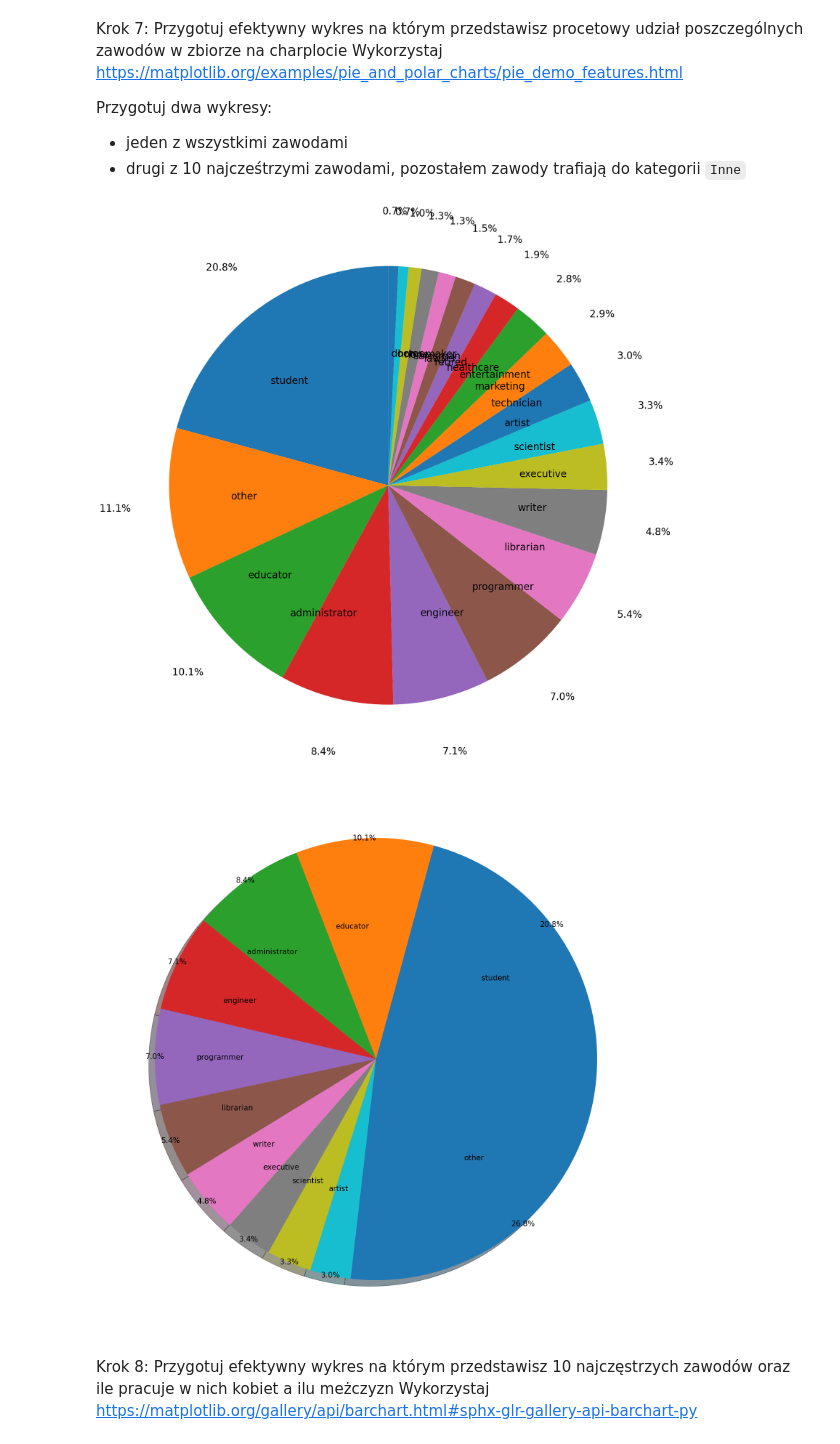
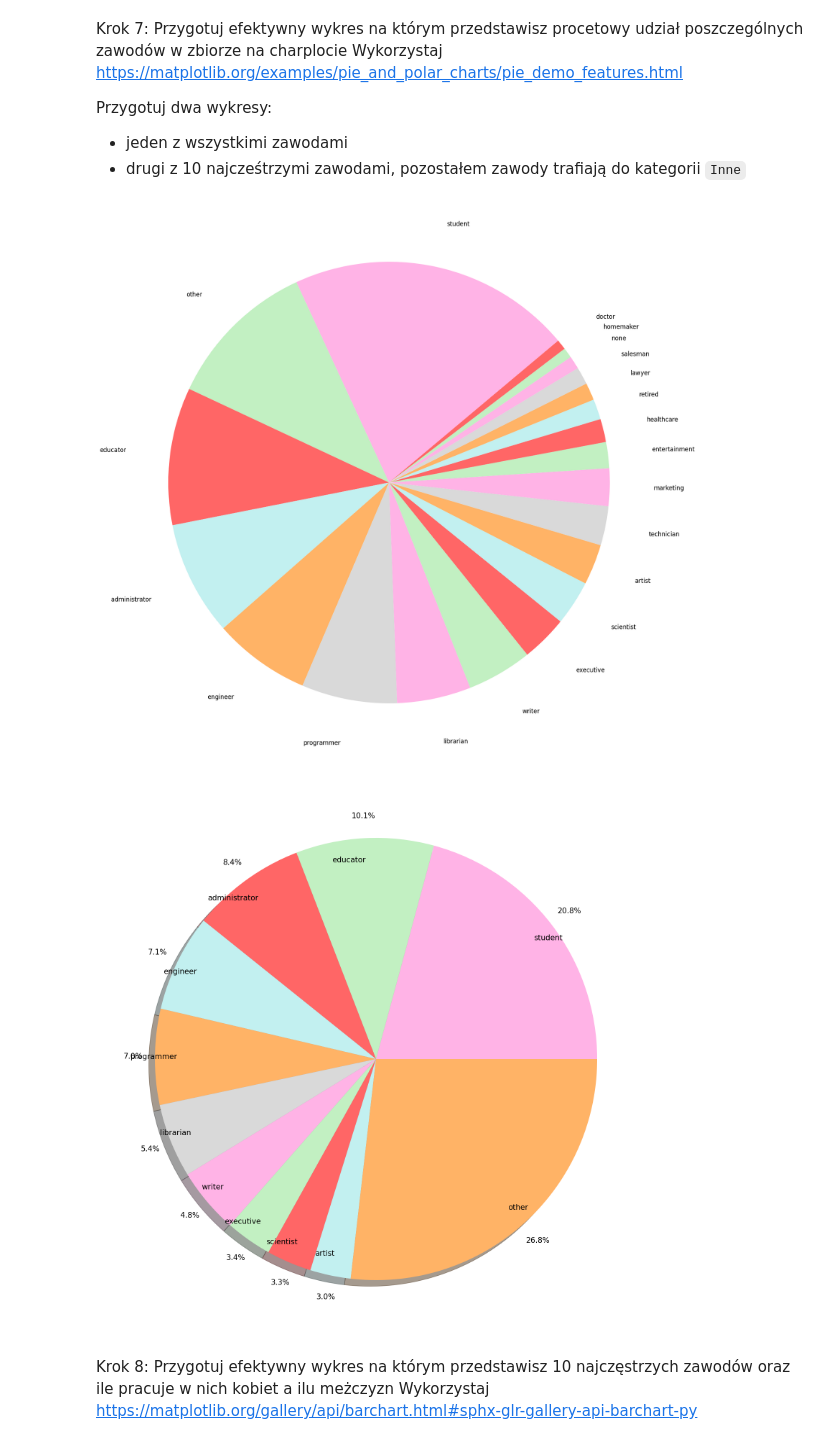
Before and after one commit to Sebastianyyy/effective-python-labs-uj, a Jupyter notebook: lab12.ipynb, the cells around one changed output. Cells and saved outputs as stored; diff of their text form; code cells hidden in the pictures.

```diff
--- a/lab12.ipynb
+++ b/lab12.ipynb
@@ -286,21 +290,21 @@ Przygotuj dwa wykresy:
 # %%
 fig1, ax1 = plt.subplots(figsize=(20,20))
 data=df.occupation.value_counts()
-ax1.pie(data.values,labels=data.index,startangle=90,autopct='%1.1f%%', textprops={'fontsize': 20},pctdistance=1.25, labeldistance=.6)
+ax1.pie(data.values,labels=data.index,startangle=40, textprops={'fontsize': 12}, labeldistance=1.2,colors=['#ffb3e6', '#c2f0c2', '#ff6666', '#c2f0f0', '#ffb366', '#d9d9d9'])
 plt.show()
 # %% [output]
-[figure, old version]
+[figure, new version]
 # %%
 fig1, ax1 = plt.subplots(figsize=(20,20))
 x=df.occupation.value_counts()
 data=df[df.occupation!='other'].occupation.value_counts()
 number_of_others=sum(data.values)-sum(data.values[:10])
 top10=data[:10]
 top10['other']=x['other']+number_of_others
-ax1.pie(top10.values,labels=top10.index,autopct='%1.1f%%', textprops={'fontsize': 15},pctdistance=1,shadow=True, labeldistance=.6)
+ax1.pie(top10.values,labels=top10.index,autopct='%1.1f%%', textprops={'fontsize': 15},pctdistance=1.1,shadow=True, labeldistance=.9,colors=['#ffb3e6', '#c2f0c2', '#ff6666', '#c2f0f0', '#ffb366', '#d9d9d9'])
 plt.show()
 # %% [output]
-[figure, old version]
+[figure, new version]
 # %% [markdown]
 Krok 8: Przygotuj efektywny wykres na którym przedstawisz 10 najczęstrzych zawodów oraz ile pracuje w nich kobiet a ilu meżczyzn
 Wykorzystaj https://matplotlib.org/gallery/api/barchart.html#sphx-glr-gallery-api-barchart-py
```
Also changed, not shown: parts of 2 cells of this notebook.
